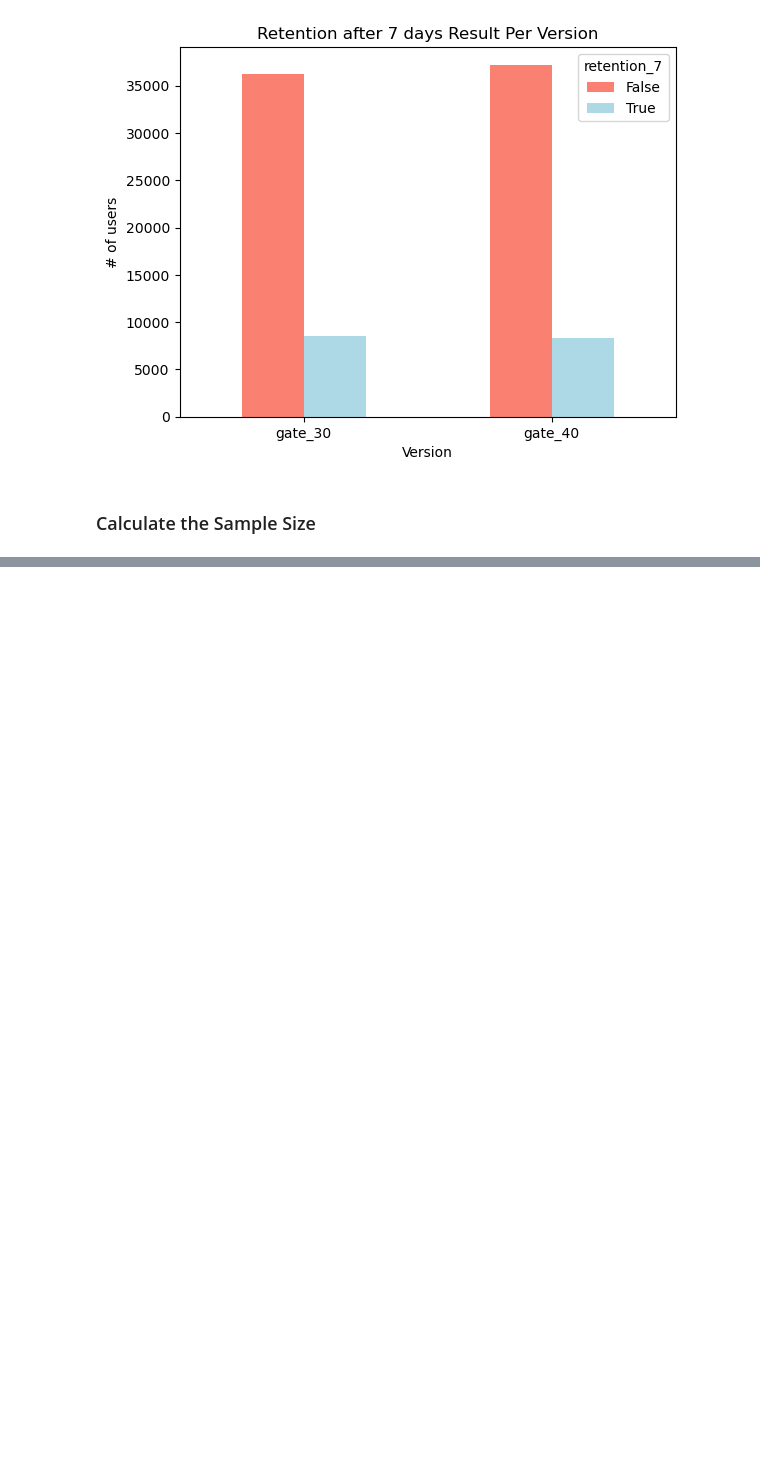
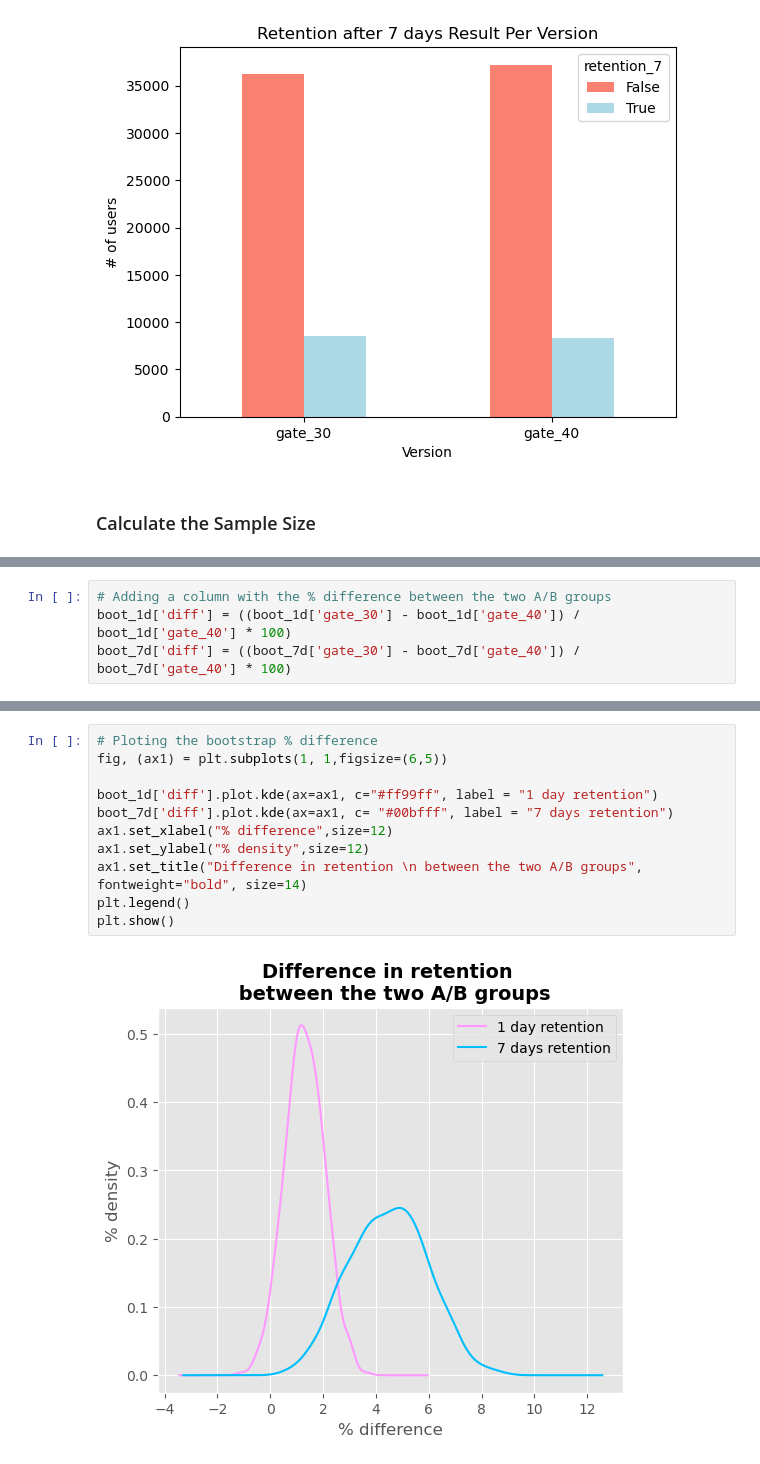
Before and after one commit to xinyuezhang95/DSProjects, a Jupyter notebook: A_B_Testing/Mobile Games A B Testing with Cookie Cats.ipynb, the cells around one changed output, grey strips where cells are left out. Cells and saved outputs as stored; diff of their text form; blank space fills up the shorter version.

```diff
--- a/A_B_Testing/Mobile Games A B Testing with Cookie Cats.ipynb
+++ b/A_B_Testing/Mobile Games A B Testing with Cookie Cats.ipynb
@@ -153,0 +350,4 @@ plt.xticks(rotation = 0);
+# %%
+# Adding a column with the % difference between the two A/B groups
+boot_1d['diff'] = ((boot_1d['gate_30'] - boot_1d['gate_40']) / boot_1d['gate_40'] * 100)
+boot_7d['diff'] = ((boot_7d['gate_30'] - boot_7d['gate_40']) / boot_7d['gate_40'] * 100)
@@ -153,0 +372,13 @@ plt.xticks(rotation = 0);
+# %%
+# Ploting the bootstrap % difference
+fig, (ax1) = plt.subplots(1, 1,figsize=(6,5))
+
+boot_1d['diff'].plot.kde(ax=ax1, c="#ff99ff", label = "1 day retention")
+boot_7d['diff'].plot.kde(ax=ax1, c= "#00bfff", label = "7 days retention")
+ax1.set_xlabel("% difference",size=12)
+ax1.set_ylabel("% density",size=12)
+ax1.set_title("Difference in retention \n between the two A/B groups", fontweight="bold", size=14)
+plt.legend()
+plt.show()
+# %% [output]
+[figure, added]
```
Also changed, not shown: parts of 35 cells of this notebook.
